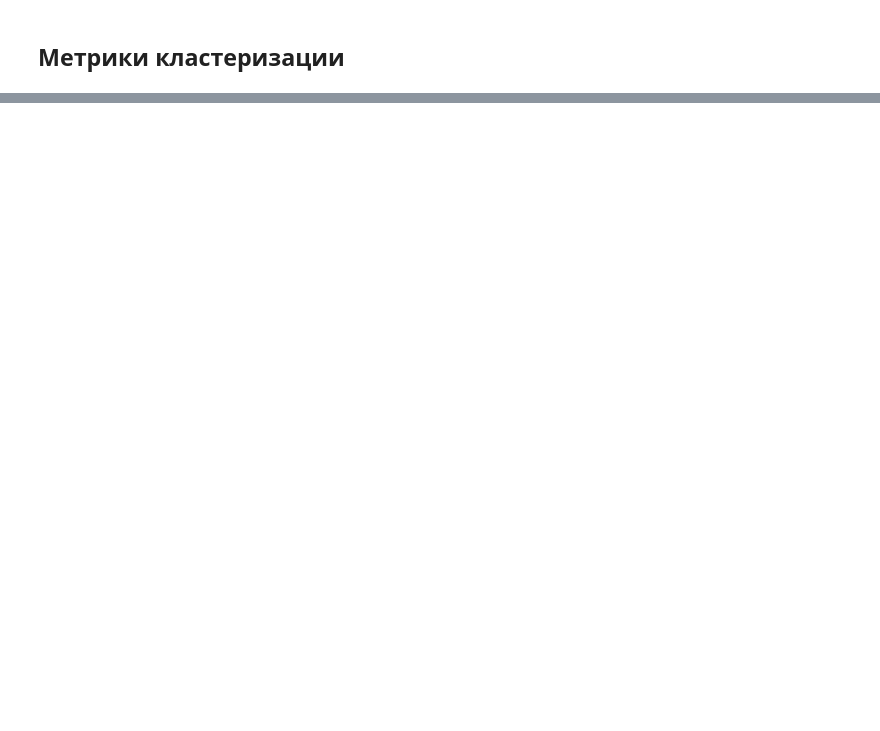
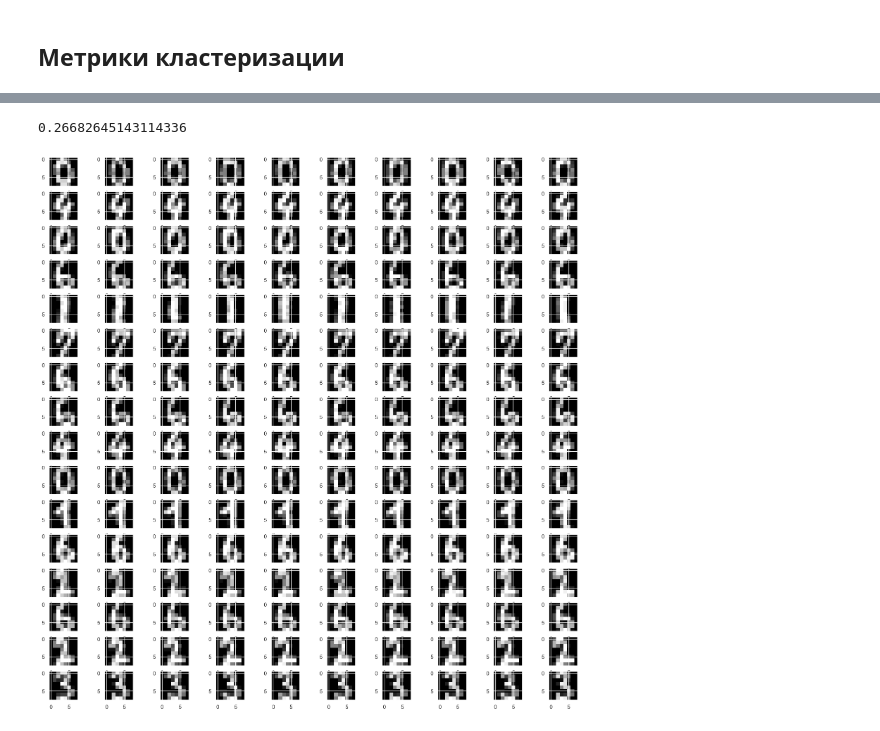
Before and after one commit to pavelgein/nsu_fit_ml_2023, a Jupyter notebook: notebooks/classes/W9-Unsupervised.ipynb, the cells around one changed output, grey strips where cells are left out. Cells and saved outputs as stored; diff of their text form; code cells hidden in the pictures; blank space fills up the shorter version.

```diff
--- a/notebooks/classes/W9-Unsupervised.ipynb
+++ b/notebooks/classes/W9-Unsupervised.ipynb
@@ -18 +295,19 @@
+# %%
+predicted = DBSCAN(eps=0.9, min_samples=5).fit_predict(data)
+unique = np.unique(predicted[predicted != -1])
+
+print(silhouette_score(data[predicted != -1], predicted[predicted != -1]))
+
+sample_size = 10
+
+fig, axes = plt.subplots(len(unique), sample_size, figsize=(20, 20))
+for ind, u in enumerate(unique):
+    mask = predicted == u
+    images = digits.images[mask]
+    indices = np.random.choice(range(len(images)), sample_size)
+    for j, i in enumerate(indices):
+        axes[ind][j].imshow(images[i])
+# %% [output]
+0.26682645143114336
+[figure, added]
 # %% [markdown]
```
Also changed, not shown: parts of 19 cells of this notebook.
